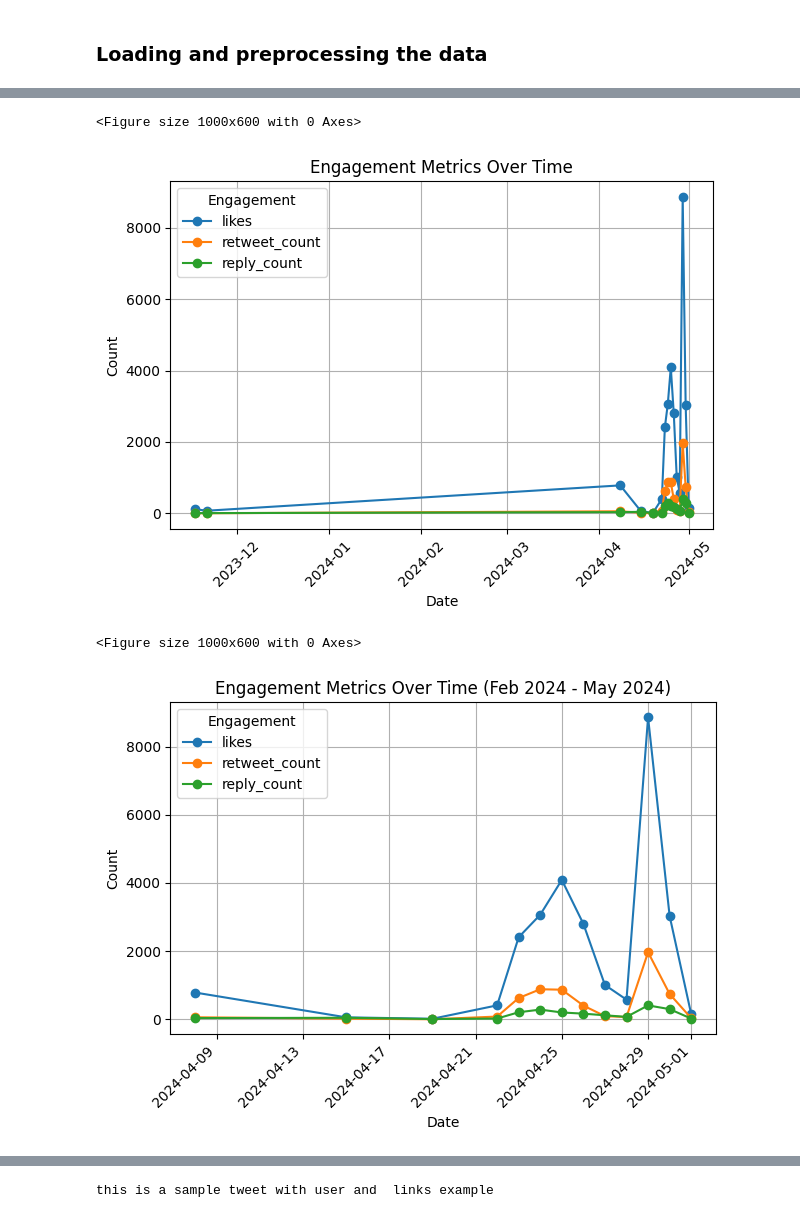
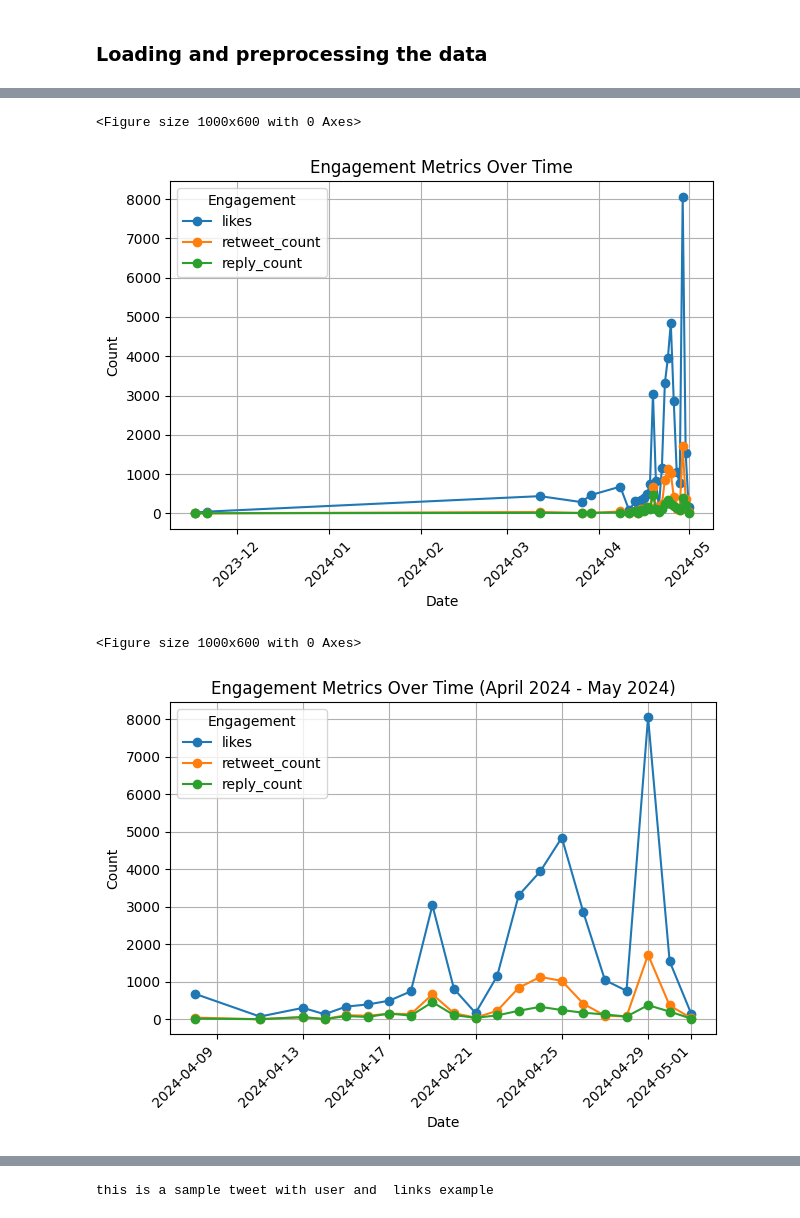
Before and after one commit to Aron220/nlp_sentiment, a Jupyter notebook: nlp.ipynb, the cells around one changed output, grey strips where cells are left out. Drawn from its saved outputs; the diff is of its cells as text; code cells hidden in the pictures.

```diff
--- a/nlp.ipynb
+++ b/nlp.ipynb
@@ -97,7 +97,7 @@ data = pd.concat([pd.read_csv(file) for file in ["data/data collection 1/Twitter
                                                  "data/data collection 1/Twitter Search Results Scraper (1)_20240430_0911.csv",
                                                  "data/data collection 1/Twitter Search Results Scraper (1)_20240430_1210.csv",
                                                  "data/data collection 1/Twitter Search Results Scraper (1)_20240430_1243.csv",
-                                                 "data/data collection 1/Twitter Search Results Scraper (1)_20240501_0006.csv"
+                                                 "data/data collection 1/Twitter Search Results Scraper (1)_20240501_0006.csv",
                                                  "data/Twitter Search Results Scraper (1)_20240501_0939.csv"]],
                  ignore_index=True).drop_duplicates(subset='content')
 tweets_raw = data['content']
@@ -180,28 +201,28 @@ plt.tight_layout()
 plt.show()
 # %% [output]
 <Figure size 1000x600 with 0 Axes>
-[figure, old version]
+[figure, new version]
 # %%
 # Convert the index to datetime format
 engagement_over_time.index = pd.to_datetime(engagement_over_time.index)
 
 # Filter the engagement data for the desired time period (from February 2024 to May 2024)
-engagement_zoomed = engagement_over_time.loc['2024-01-01':'2024-05-31']
+engagement_zoomed = engagement_over_time.loc['2024-04-01':'2024-05-31']
 
 # Plot the engagement metrics over time for the zoomed-in period
 plt.figure(figsize=(10, 6))
 engagement_zoomed.plot(marker='o')
-plt.title('Engagement Metrics Over Time (Feb 2024 - May 2024)')
+plt.title('Engagement Metrics Over Time (April 2024 - May 2024)')
 plt.xlabel('Date')
 plt.ylabel('Count')
 plt.xticks(rotation=45)
 plt.grid(True)
 plt.legend(title='Engagement')
 plt.tight_layout()
 plt.show()
 # %% [output]
 <Figure size 1000x600 with 0 Axes>
-[figure, old version]
+[figure, new version]
 # %%
 # Plot 4: Engagement vs. Views
 data.plot(kind='scatter', x='views_count', y='likes', color='skyblue', label='Likes', ax=plt.gca())
```
Also changed, not shown: parts of 18 cells of this notebook, 4 other files.
